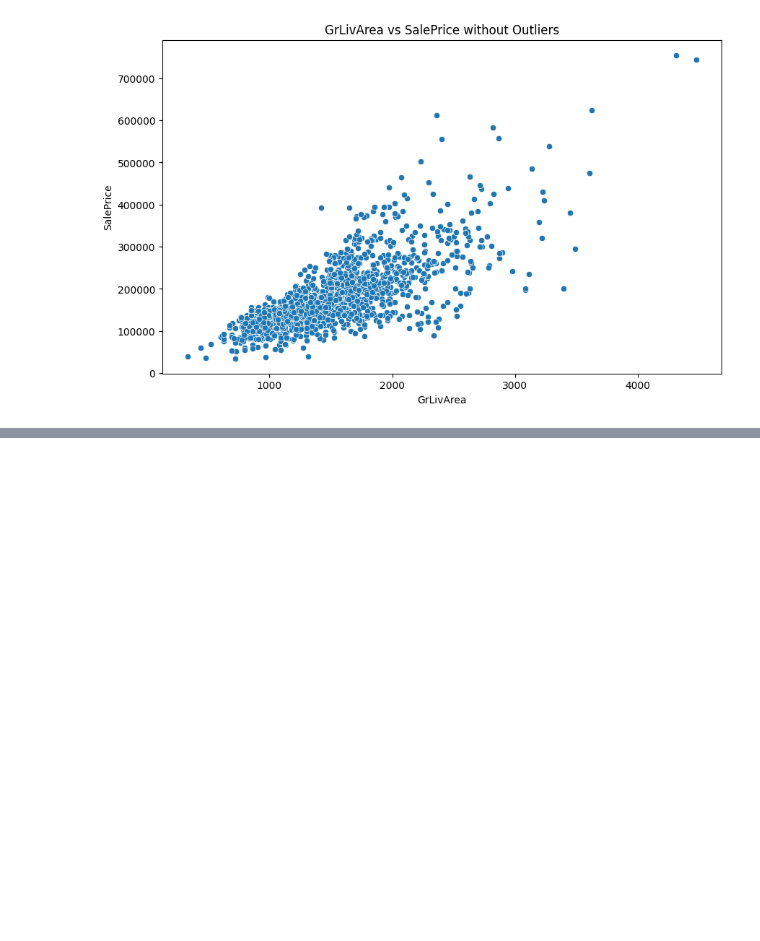
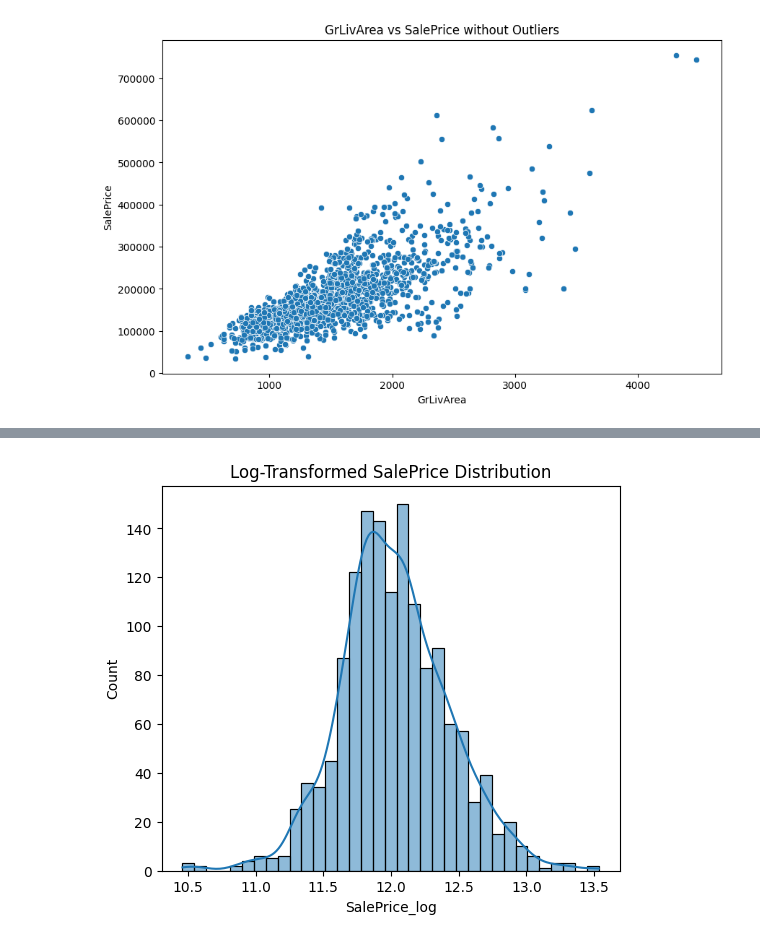
Before and after one commit to ikruL/house-price-prediction, a Jupyter notebook: house_prediction.ipynb, the cells around one changed output, grey strips where cells are left out. Cells and saved outputs as stored; diff of their text form; code cells hidden in the pictures; blank space fills up the shorter version.

```diff
--- a/house_prediction.ipynb
+++ b/house_prediction.ipynb
@@ -108,0 +116,13 @@ plt.show()
+# %%
+# Log-transform the target variable 'SalePrice' to reduce skewness
+
+df['SalePrice_log'] = np.log1p(df['SalePrice'])
+
+plt.figure(figsize=(13, 5))
+plt.subplot(1, 2, 1)
+sns.histplot(df['SalePrice_log'], kde=True)
+plt.title('Log-Transformed SalePrice Distribution')
+
+plt.show()
+# %% [output]
+[figure, added]
```
Also changed, not shown: parts of 1 cell of this notebook.
